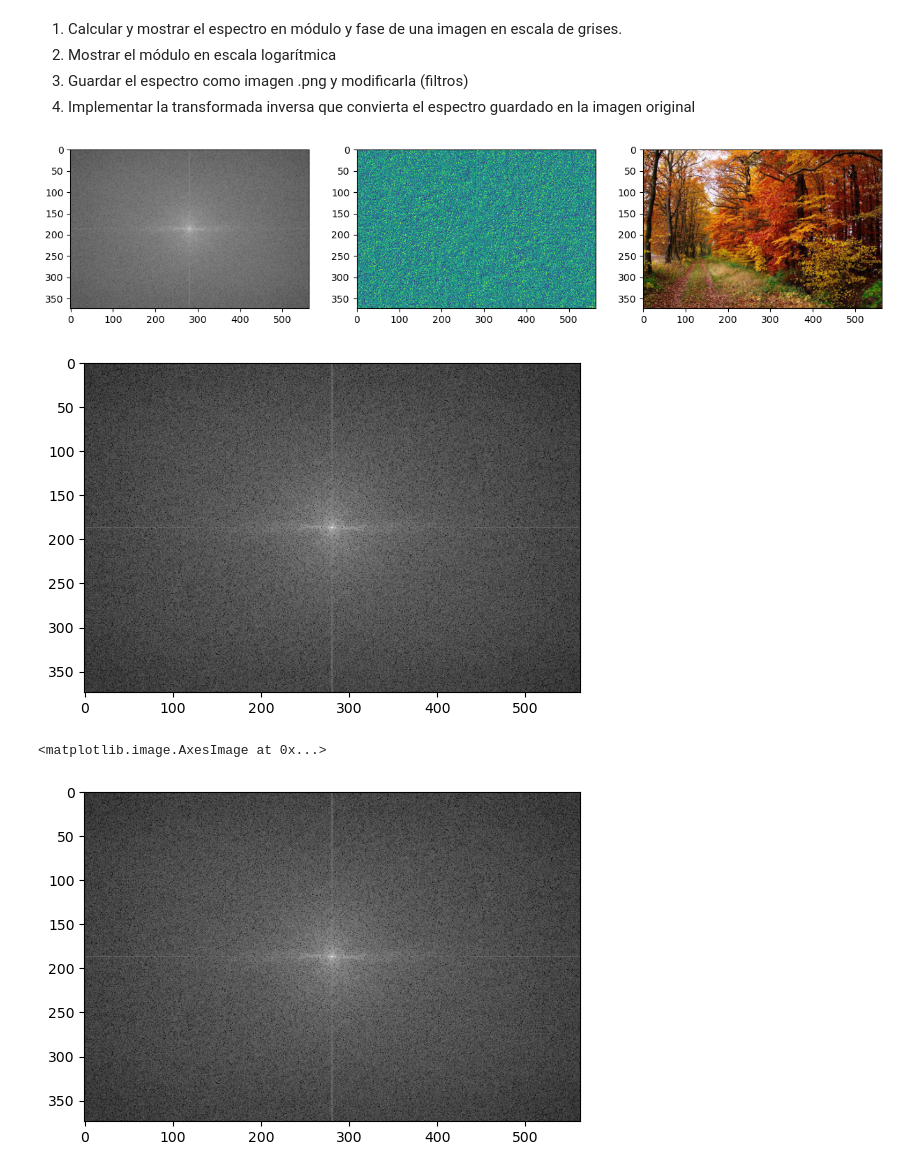
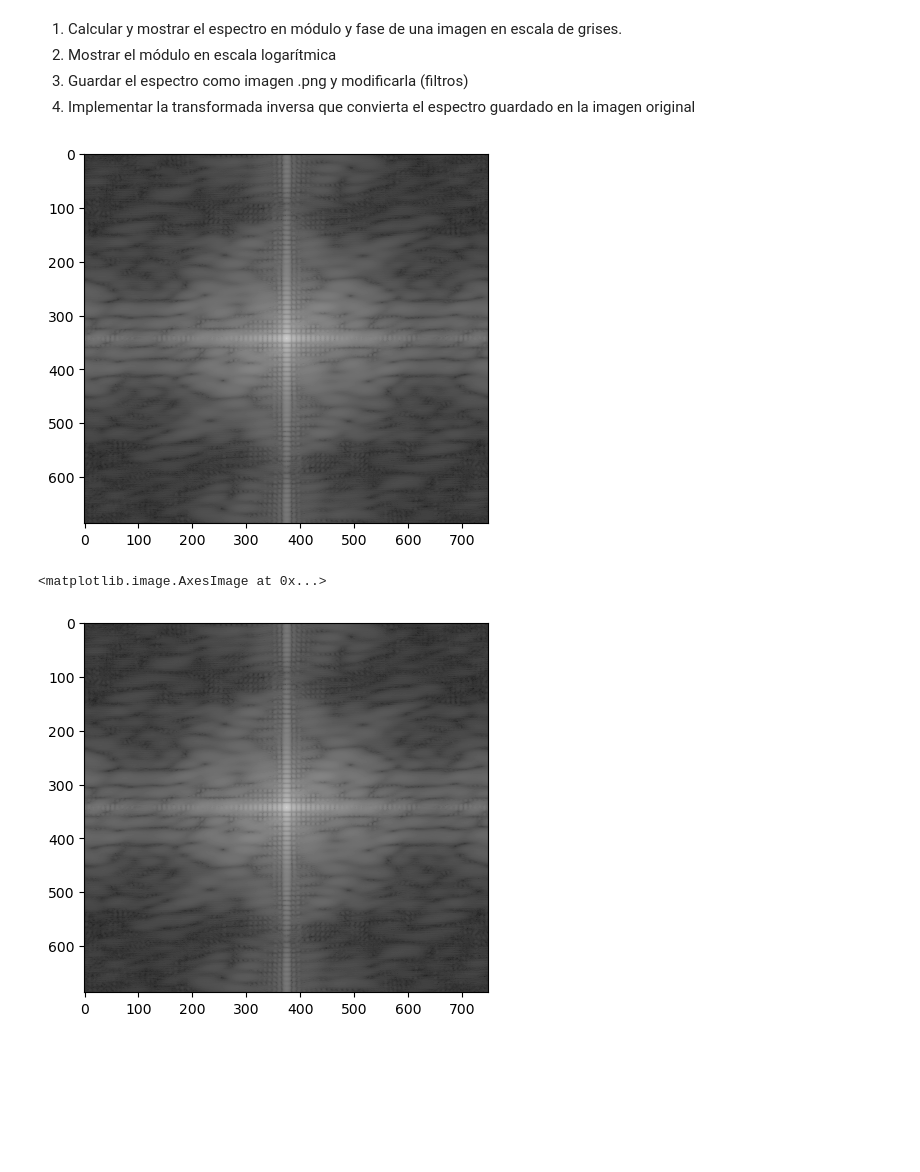
Before and after one commit to disenodc/pdi, a Jupyter notebook: Practica_4_Ceballos.ipynb, the cells around one changed output. Drawn from its saved outputs; the diff is of its cells as text; code cells hidden in the pictures; blank space fills up the shorter version.

```diff
--- a/Practica_4_Ceballos.ipynb
+++ b/Practica_4_Ceballos.ipynb
@@ -34,8 +34,8 @@ def plot_hist(im, bins, ax, cumulative=False):
 def rmse(img1, img2):
     return np.sqrt(np.mean((img1-img2)**2))
 # %%
-img_rgb = imageio.v2.imread("bosques.jpg")
-img = rgb2yiq(img_rgb)[:,:,0]
+img_rgb = imageio.v2.imread("cuadrado.png")
+#img = rgb2yiq(img_rgb)[:,:,0]
 img = img_rgb[:,:,0]/255
 
 fig, axes = plt.subplots(1, 2, figsize=(15,5))
@@ -51,49 +51,35 @@ axes[1].imshow(img, 'gray')
  4. Implementar la transformada inversa que convierta el espectro guardado en la imagen original
 # %%
 #https://numpy.org/doc/stable/reference/generated/numpy.fft.fft2.html
-x = np.fft.fft2(img)
-x = np.fft.fftshift(x)
+x = np.fft.fft2(img) #TF
 
-xm = np.abs(x)
+x = np.fft.fftshift(x) #corrimiento
+
+xm = np.abs(x) #modulo
 xp = np.angle(x)
 
 #escala logaritmica
 xm = np.log(xm)
 
+N, M = x.shape
+alpha=1
+beta=500
+Im_log = np.log10(alpha+x_module)*beta
+Im_log = np.log(x_module)
+Im_log = Im_log/Im_log.max()
 
-fig, axes = plt.subplots(1, 3, figsize=(15,5))
-axes[0].imshow(xm,'gray')
-axes[1].imshow(xp)
-axes[2].imshow(img_rgb)
+plt.imshow(Im_log, 'gray')
 
 #guarda la imagen
 plti.imsave("espectro.png", xm, cmap='gray')
 # %% [output]
-[figure, old version]
+[figure, new version]
-# %%
-x = np.fft.fft2(img)
-x = np.fft.fftshift(x)
-
-x_module = np.abs(x)
-x_phase = np.angle(x)
-
-N, M = x.shape
-alpha=1
-beta=500
-Im_log = np.log10(alpha+x_module)*beta
-#Im_log = np.log(x_module)
-Im_log = Im_log/Im_log.max()
-
-plt.imshow(Im_log, 'gray')
-plti.imsave("fft.png",Im_log,cmap='gray')
-# %% [output]
-[figure, removed]
 # %%
-y_mod_log = imageio.imread("fft.png")[:,:,0]/255
+y_mod_log = imageio.v2.imread("espectro.png")[:,:,0]/255
 y_mod_log = y_mod_log * 2932.5
 
 plt.imshow(y_mod_log,'gray')
 # %% [output]
 <matplotlib.image.AxesImage at 0x...>
-[figure, old version]
+[figure, new version]
 # %%
```
Also changed, not shown: parts of 2 cells of this notebook, 14 other files.
